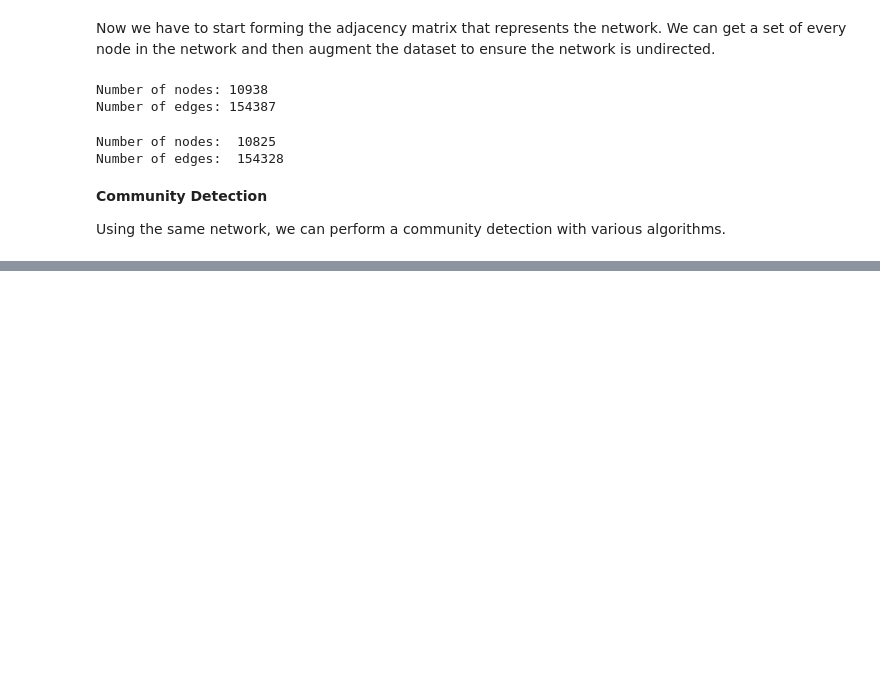
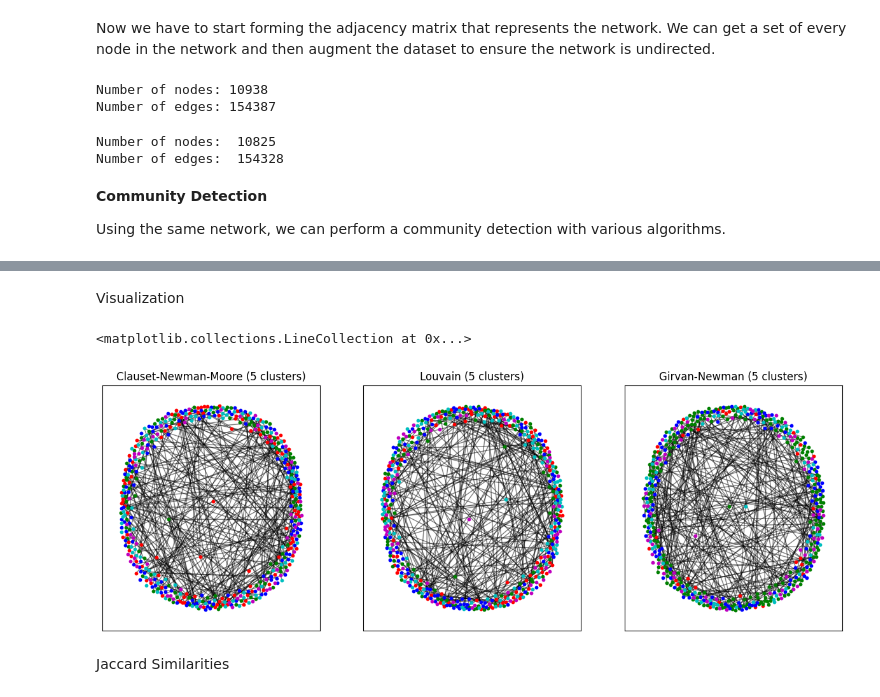
Before and after one commit to faverogian/ECSE556, a Jupyter notebook: Assignment 2/Code/community_detection.ipynb, the cells around one changed output, grey strips where cells are left out. Drawn from its saved outputs; the diff is of its cells as text; code cells hidden in the pictures; blank space fills up the shorter version.

```diff
--- a/Assignment 2/Code/community_detection.ipynb
+++ b/Assignment 2/Code/community_detection.ipynb
@@ -83,7 +83,7 @@ print('Number of nodes: ', len(nodes))
 print('Number of edges: ', len(edges_df))
 
 # Choose 5000 random nodes to remove from network
-nodes_remove = np.random.choice(range(len(nodes)), size=9500, replace=False)
+nodes_remove = np.random.choice(range(len(nodes)), size=10325, replace=False)
 
 # Remove nodes from adjacency matrix
 adj_mat = np.delete(adj_mat, nodes_remove, axis=0)
@@ -173,0 +210,40 @@ plt.show()
+# %% [markdown]
+Visualization
+# %%
+# Plot the nx graph with the clusters for each algorithm
+fig, axes = plt.subplots(1, 3, figsize=(15, 5))
+
+# Plot the Clauset-Newman-Moore graph
+ax = axes[0]
+ax.set_title(f'Clauset-Newman-Moore ({greedy_num_clusters} clusters)')
+pos = nx.spring_layout(G)
+colors = ['r', 'g', 'b', 'c', 'm', 'y', 'k', 'w']
+for i, community in enumerate(greedy_clusters.values()):
+    color = colors[i % len(colors)]
+    nx.draw_networkx_nodes(G, pos, community, ax=ax, node_size=10, node_color=color)
+nx.draw_networkx_edges(G, pos, alpha=0.5, ax=ax)
+
+# Plot the Louvain graph
+ax = axes[1]
+ax.set_title(f'Louvain ({louvain_num_clusters} clusters)')
+pos = nx.spring_layout(G)
+colors = ['r', 'g', 'b', 'c', 'm', 'y', 'k', 'w']
+for i, community in enumerate(louvain_clusters.values()):
+    color = colors[i % len(colors)]
+    nx.draw_networkx_nodes(G, pos, community, ax=ax, node_size=10, node_color=color)
+nx.draw_networkx_edges(G, pos, alpha=0.5, ax=ax)
+
+# Plot the Girvan-Newman graph
+ax = axes[2]
+ax.set_title(f'Girvan-Newman ({girvan_newman_num_clusters} clusters)')
+pos = nx.spring_layout(G)
+colors = ['r', 'g', 'b', 'c', 'm', 'y', 'k', 'w']
+for i, community in enumerate(girvan_newman_clusters.values()):
+    color = colors[i % len(colors)]
+    nx.draw_networkx_nodes(G, pos, community, ax=ax, node_size=10, node_color=color)
+nx.draw_networkx_edges(G, pos, alpha=0.5, ax=ax)
+# %% [output]
+<matplotlib.collections.LineCollection at 0x...>
+[figure, added]
+# %% [markdown]
+Jaccard Similarities
```
Also changed, not shown: parts of 10 cells of this notebook, 2 other files.
